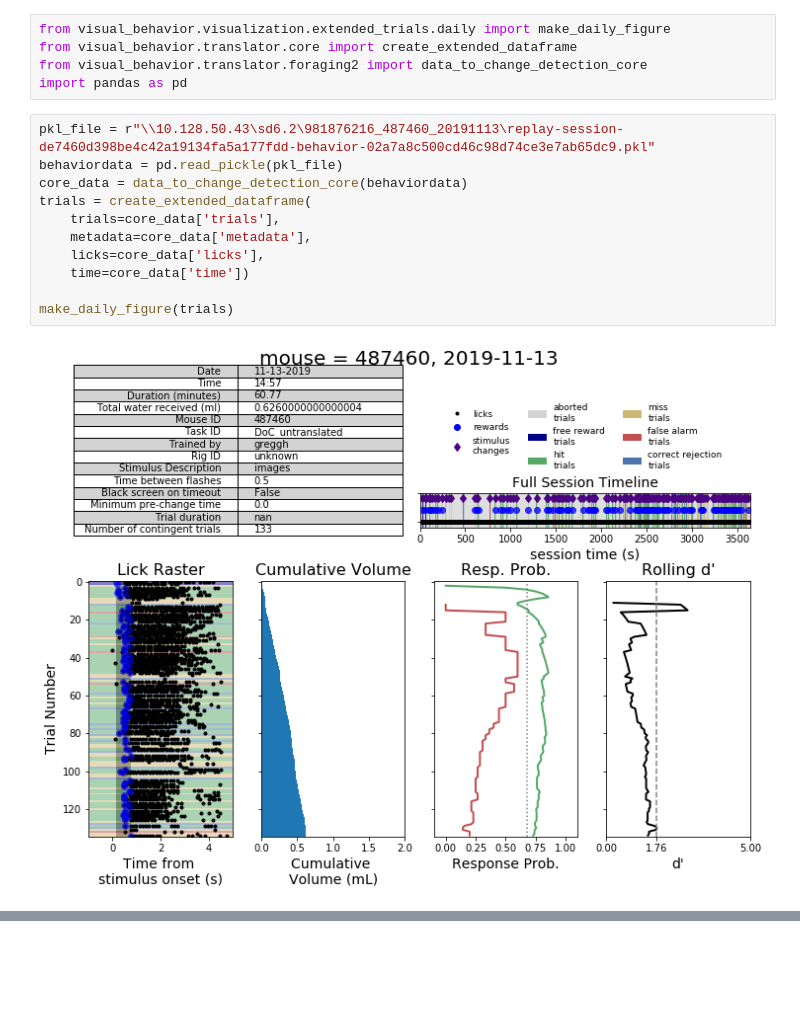
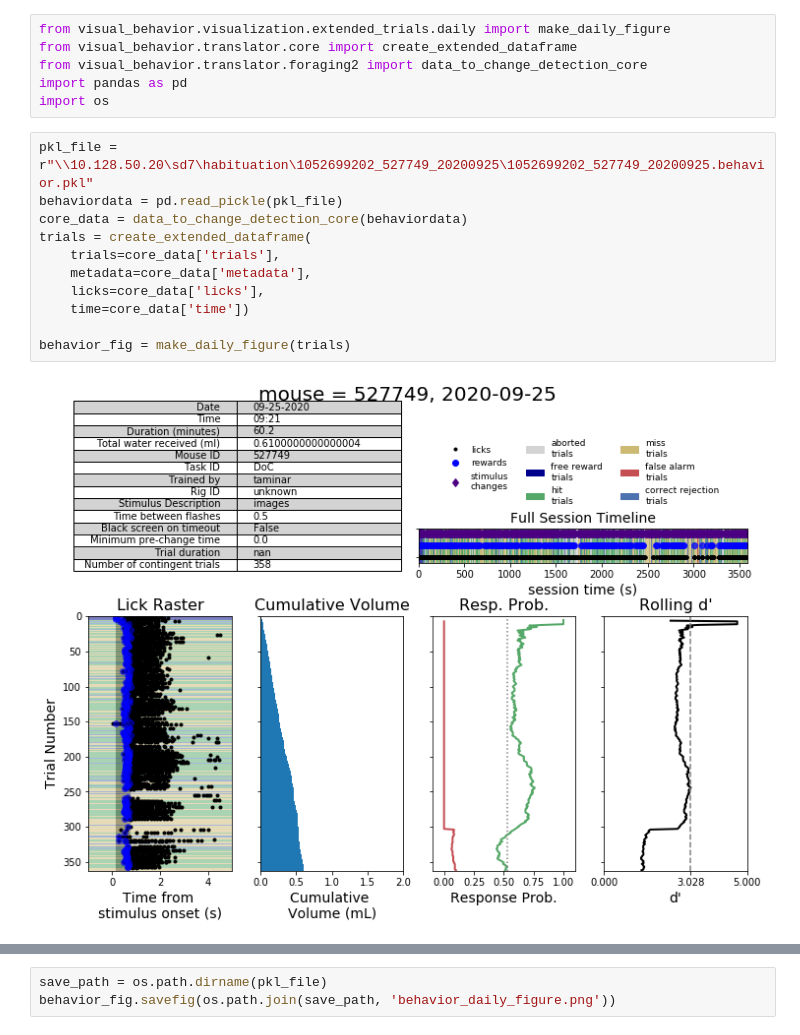
Before and after one commit to taminar/mouseBehaviorData, a Jupyter notebook: makeDailyFigureFromBehaviorPickle.ipynb, the cells around one changed output, grey strips where cells are left out. Drawn from its saved outputs; the diff is of its cells as text; blank space fills up the shorter version.

```diff
--- a/makeDailyFigureFromBehaviorPickle.ipynb
+++ b/makeDailyFigureFromBehaviorPickle.ipynb
@@ -3,16 +3,17 @@ from visual_behavior.visualization.extended_trials.daily import make_daily_figur
 from visual_behavior.translator.core import create_extended_dataframe
 from visual_behavior.translator.foraging2 import data_to_change_detection_core
 import pandas as pd
+import os
 # %%
-pkl_file = r"\\10.128.50.43\sd6.2\981876216_487460_20191113\replay-session-de7460d398be4c42a19134fa5a177fdd-behavior-02a7a8c500cd46c98d74ce3e7ab65dc9.pkl"
+pkl_file = r"\\10.128.50.20\sd7\habituation\1052699202_527749_20200925\1052699202_527749_20200925.behavior.pkl"
 behaviordata = pd.read_pickle(pkl_file)
 core_data = data_to_change_detection_core(behaviordata)
 trials = create_extended_dataframe(
     trials=core_data['trials'],
     metadata=core_data['metadata'],
     licks=core_data['licks'],
     time=core_data['time'])
 
-make_daily_figure(trials)
+behavior_fig = make_daily_figure(trials)
 # %% [output]
-[figure, old version]
+[figure, new version]
@@ -19,0 +20,3 @@ make_daily_figure(trials)
+# %%
+save_path = os.path.dirname(pkl_file)
+behavior_fig.savefig(os.path.join(save_path, 'behavior_daily_figure.png'))
```
Also changed, not shown: parts of 1 cell of this notebook, 2 other files.
